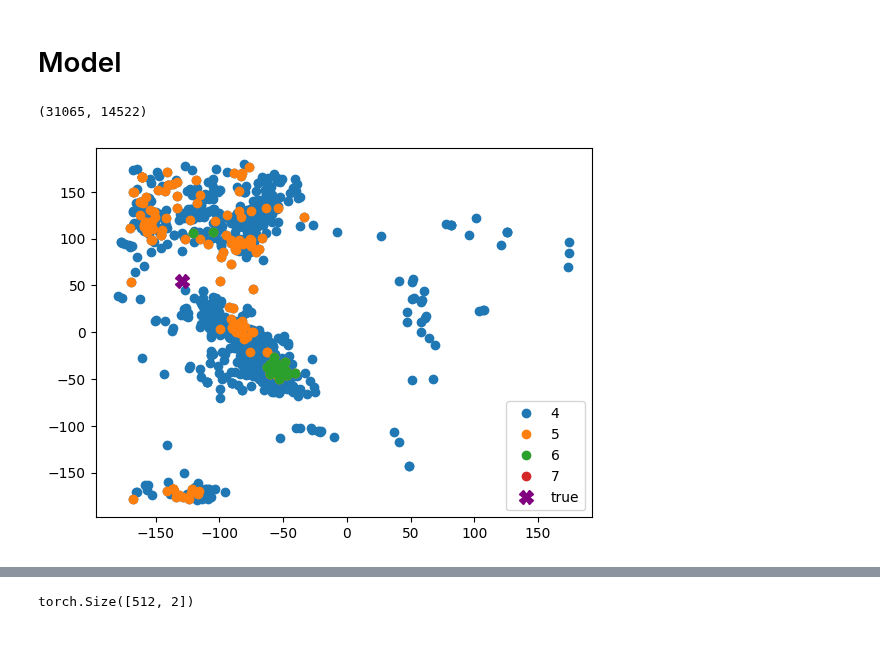
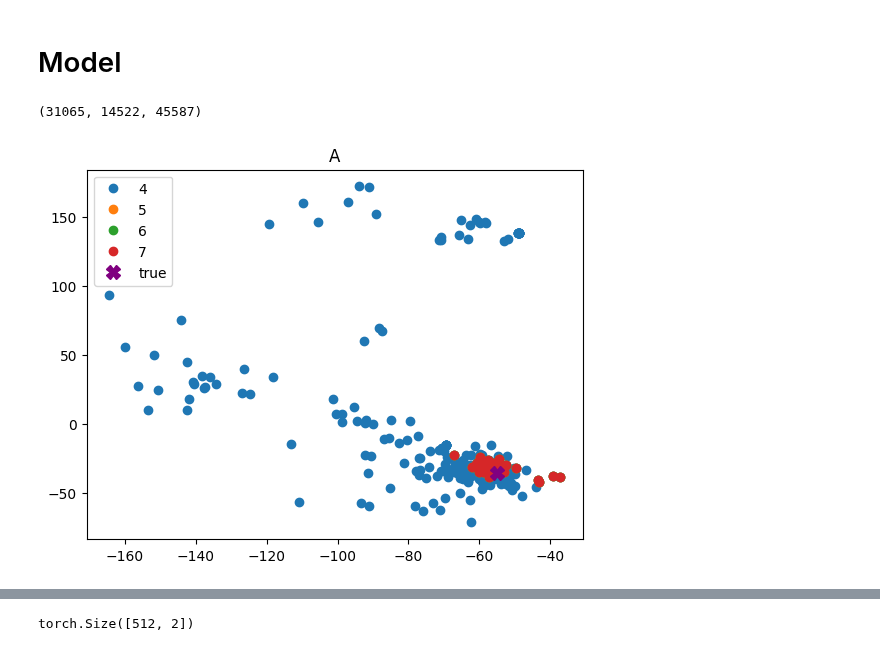
Before and after one commit to Musa-Azeem/protein-dihedral-visualization, a Jupyter notebook: window_size_learning.ipynb, the cells around one changed output, grey strips where cells are left out. Saved outputs shown, nothing was run; the diff lists cells and outputs as text; code cells hidden in the pictures.

```diff
--- a/window_size_learning.ipynb
+++ b/window_size_learning.ipynb
@@ -45,7 +43,7 @@ for id in pdb_codes:
     da = MultiWindowQuery(id, winsizes, PDBMINE_URL, PROJECT_DIR)
     da.load_results()
     xray = da.xray_phi_psi
-    seqs = pd.DataFrame(xray.seq_ctxt.unique(), columns=['seq'])
+    seqs = xray[['seq_ctxt', 'res']].drop_duplicates().rename(columns={'seq_ctxt': 'seq'})
     seqs = seqs[~seqs.seq.str.contains('X')]
     if seqs.shape[0] == 0:
         continue
@@ -54,6 +52,7 @@ for id in pdb_codes:
     print(seqs.shape, seqs.seq.nunique())
     X = []
     y = []
+    x_res = []
     for i,row in tqdm(seqs.iterrows()):
         phis = []
         psis = []
@@ -89,9 +88,11 @@ for id in pdb_codes:
             continue
         X.append(np.stack([phis, psis]))
         y.append(np.array([xray_phi, xray_psi]))
+        x_res.append(AMINO_ACID_MAP[row.res])
     X = np.stack(X)
     y = np.stack(y)
-    torch.save((torch.Tensor(X), torch.Tensor(y)), outdir / f'{id}.pt')
+    x_res = F.one_hot(torch.Tensor(x_res).to(torch.int64), num_classes=20)
+    torch.save((torch.Tensor(X), torch.Tensor(y), x_res), outdir / f'{id}.pt')
 all_seqs = pd.concat(all_seqs)
 for k,v in n_matches.items():
     all_seqs[k] = v
@@ -130,12 +131,12 @@ class ProteinDataset(Dataset):
         self.id = id
         self.path = path
 
-        self.X, self.y = torch.load(self.path / f'{id}.pt')
+        self.X, self.y, self.xres = torch.load(self.path / f'{id}.pt')
     def __len__(self):
         return self.X.shape[0]
 
     def __getitem__(self, i):
-        return self.X[i], self.y[i]
+        return self.X[i], self.xres[i], self.y[i]
 # %%
 lengths = [4096, 512, 256, 256]
 path = Path('ml_samples/'+'-'.join([str(l) for l in lengths]))
@@ -147,32 +148,35 @@ train_dataset = ConcatDataset([ProteinDataset(s, path) for s in train])
 test_dataset = ConcatDataset([ProteinDataset(s, path) for s in test])
 trainloader = DataLoader(train_dataset, batch_size=512, shuffle=True)
 testloader = DataLoader(test_dataset, batch_size=512, shuffle=False)
-len(train_dataset), len(test_dataset)
+len(train_dataset), len(test_dataset), len(train_dataset) + len(test_dataset)
 # %% [output]
-(31065, 14522)
+(31065, 14522, 45587)
 # %%
-X,y = next(iter(trainloader))
+X,xres,y = next(iter(trainloader))
 # %%
-def plot(Xp, y, i, logits=None, logits2=None):
+def plot(Xp, y, i, logits=None, logits2=None, res=None):
     ls = lengths
     Xp = Xp.cpu().clone().detach()
     y = y.cpu().clone().detach()
     Xp[Xp==0] = np.nan
     s = [sum(lengths[:i]) for i,l in enumerate(ls)]
     s = [sum(lengths[:i]) for i,l in enumerate(lengths)]
     plt.plot(Xp[i, 0, s[0]:s[1]], Xp[i, 1, s[0]:s[1]], 'o', label='4')
     plt.plot(Xp[i, 0, s[1]:s[2]], Xp[i, 1, s[1]:s[2]], 'o', label='5')
     plt.plot(Xp[i, 0, s[2]:s[3]], Xp[i, 1, s[2]:s[3]], 'o', label='6')
     plt.plot(Xp[i, 0, s[3]:    ], Xp[i, 1, s[3]:    ], 'o', label='7')
 
     plt.plot(y[i,0],y[i,1], 'X', label='true', color='purple',  markersize=10)
+    if res is not None:
+        res = res.cpu().clone().detach()
+        plt.title(AMINO_ACID_MAP_INV[res[i].argmax().item()])
     if logits is not None:
         logits = logits.cpu().clone().detach()
         plt.plot(logits[i,0].detach(),logits[i,1].detach(), 'X', label='pred', color='black', markersize=10)
     if logits2 is not None:
         logits2 = logits2.cpu().clone().detach()
         plt.plot(logits2[i,0].detach(),logits2[i,1].detach(), 'X', label='pred2', color='orange', markersize=10)
     plt.legend()
-plot(X,y,3)
+plot(X,y,7, res=xres)
 # %% [output]
-[figure, old version]
+[figure, new version]
```
Also changed, not shown: parts of 22 cells of this notebook, 40 other files.
